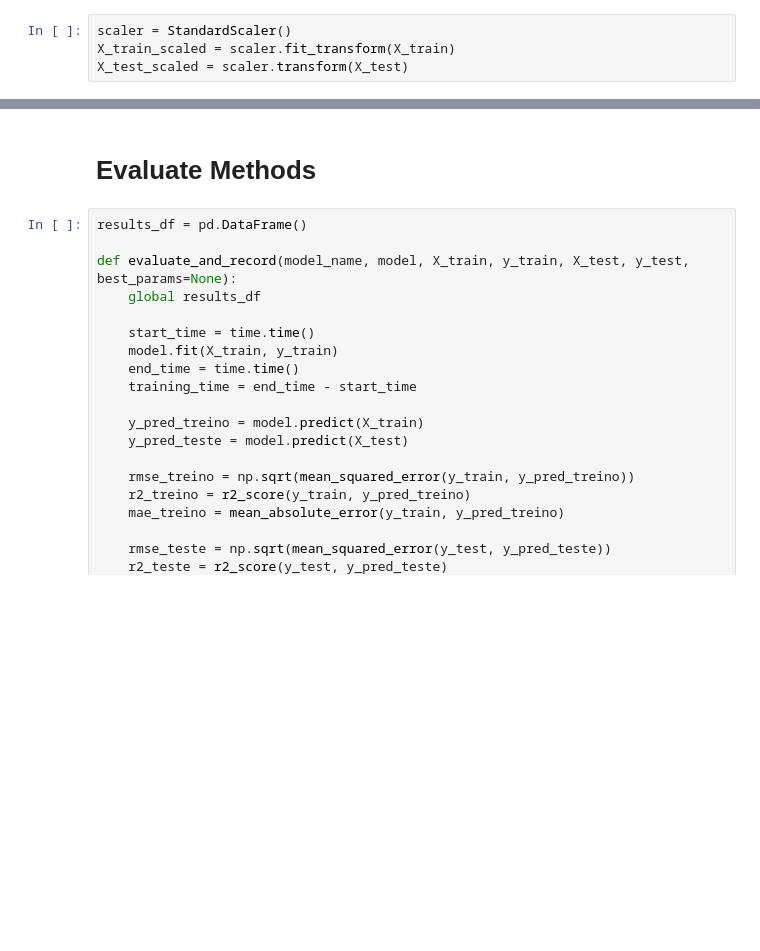
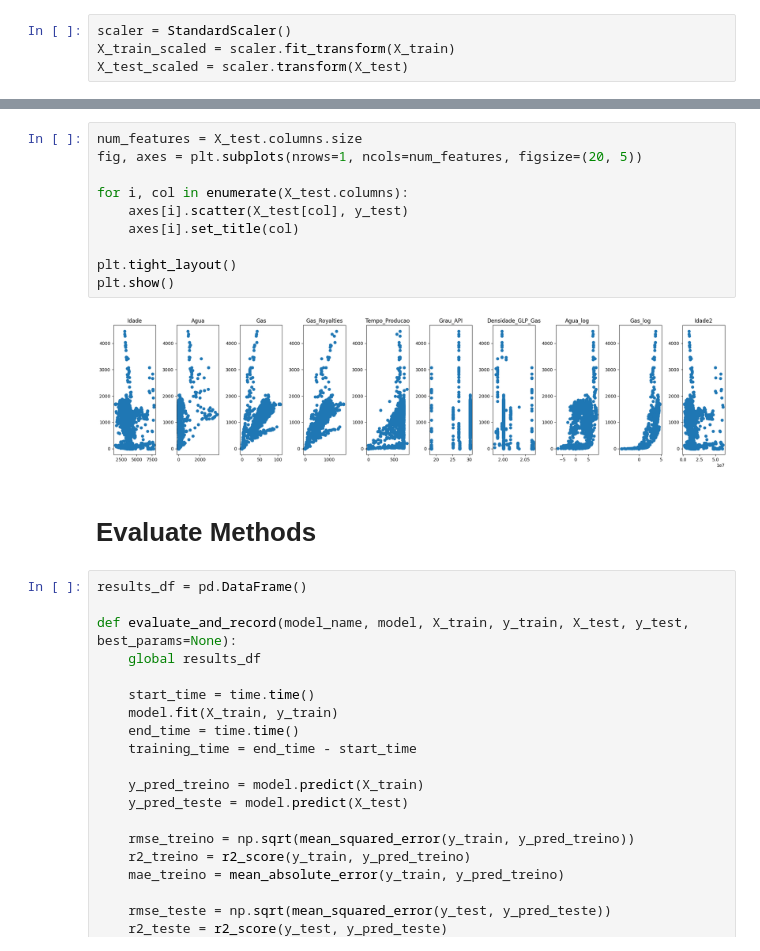
Before and after one commit to icarusrodrigues/MMQ_MSC_Icaro, a Jupyter notebook: models.ipynb, the cells around one changed output, grey strips where cells are left out. Saved outputs shown, nothing was run; the diff lists cells and outputs as text; blank space fills up the shorter version.

```diff
--- a/models.ipynb
+++ b/models.ipynb
@@ -152,3 +142,15 @@ X_test_scaled = scaler.transform(X_test)
+# %%
+num_features = X_test.columns.size
+fig, axes = plt.subplots(nrows=1, ncols=num_features, figsize=(20, 5))
+
+for i, col in enumerate(X_test.columns):
+    axes[i].scatter(X_test[col], y_test)
+    axes[i].set_title(col)
+
+plt.tight_layout()
+plt.show()
+# %% [output]
+[figure, added]
 # %% [markdown]
 # Evaluate Methods
 # %%
```
Also changed, not shown: parts of 23 cells of this notebook, 3 other files.
